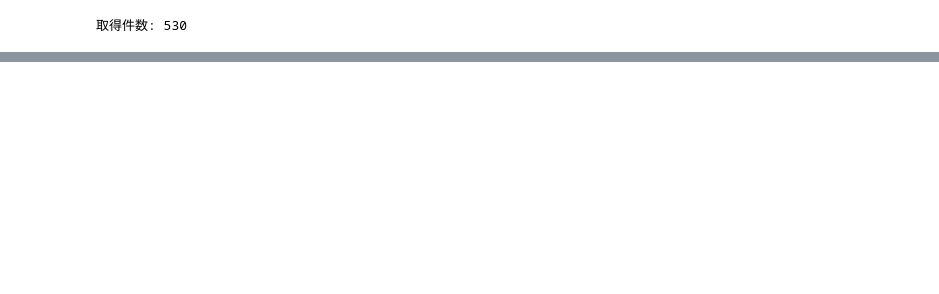
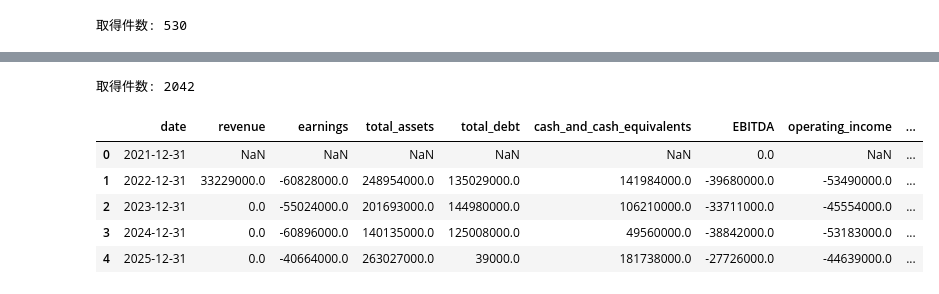
Before and after one commit to nekonabesan/stock_market_analysis, a Jupyter notebook: notebook/commodity_01.ipynb, the cells around one changed output, grey strips where cells are left out. Cells and saved outputs as stored; diff of their text form; code cells hidden in the pictures; blank space fills up the shorter version.

```diff
--- a/notebook/commodity_01.ipynb
+++ b/notebook/commodity_01.ipynb
@@ -21,6 +25,9 @@ from Modules.get_market_data import GetMarketData
 API_BASE_URL = os.getenv("API_BASE_URL", "http://localhost:8000")
 request_api = RequestApi(API_BASE_URL)
 get_market_data = GetMarketData(Path('/workspace/data'))
+utility = Utility()
+stock_prices_market_data = ClassStockPricesMarketData()
+financial = Financial()
 # %% [markdown]
 #### 金価格の時系列データを取得
 # %%
@@ -453,0 +538,25 @@ print(hymc_financials_data)
+# %%
+"""
+◆ 2. 財務データ（Financials）
+• 売上高（Revenue）
+• 営業利益（Operating Income）
+• 純利益（Net Income）
+• EBITDA（企業による）
+• 総資産（Total Assets）
+• 総負債（Total Liabilities）
+• 現金（Cash）
+• 営業キャッシュフロー（Operating Cash Flow）
+• フリーキャッシュフロー（Free Cash Flow）ß
+"""
+financial.calc_financial(
+    code = "HYMC",
+    market = None,
+)
+# %% [output]
+取得件数: 2042
+|  | date | revenue | earnings | total_assets | total_debt | cash_and_cash_equivalents | EBITDA | operating_income | ... |
+| 0 | 2021-12-31 | NaN | NaN | NaN | NaN | NaN | 0.0 | NaN | ... |
+| 1 | 2022-12-31 | 33229000.0 | -60828000.0 | 248954000.0 | 135029000.0 | 141984000.0 | -39680000.0 | -53490000.0 | ... |
+| 2 | 2023-12-31 | 0.0 | -55024000.0 | 201693000.0 | 144980000.0 | 106210000.0 | -33711000.0 | -45554000.0 | ... |
+| 3 | 2024-12-31 | 0.0 | -60896000.0 | 140135000.0 | 125008000.0 | 49560000.0 | -38842000.0 | -53183000.0 | ... |
+| 4 | 2025-12-31 | 0.0 | -40664000.0 | 263027000.0 | 39000.0 | 181738000.0 | -27726000.0 | -44639000.0 | ... |
```
Also changed, not shown: parts of 15 cells of this notebook, 5 other files.
